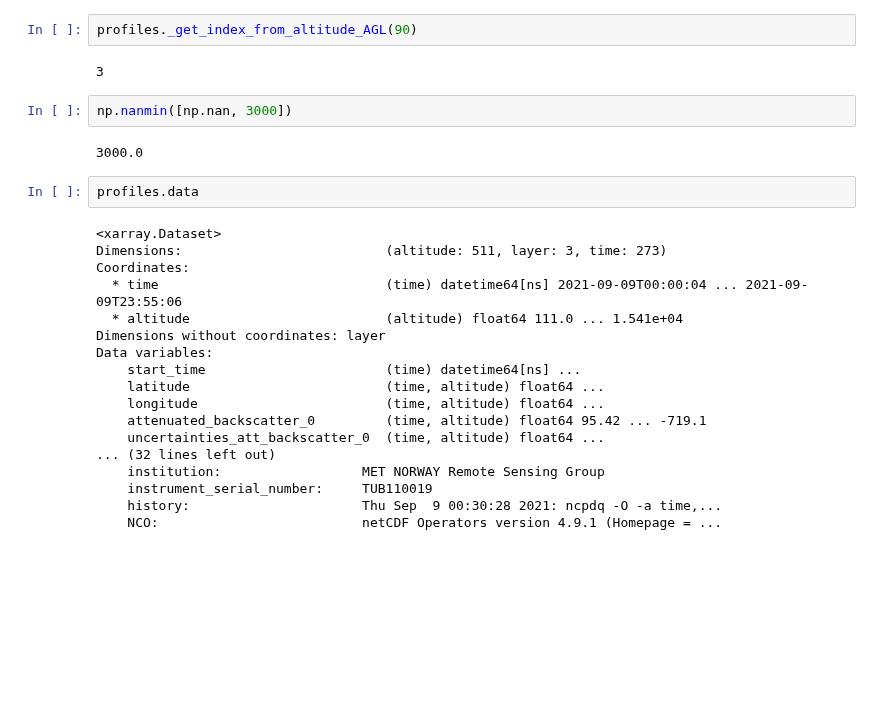
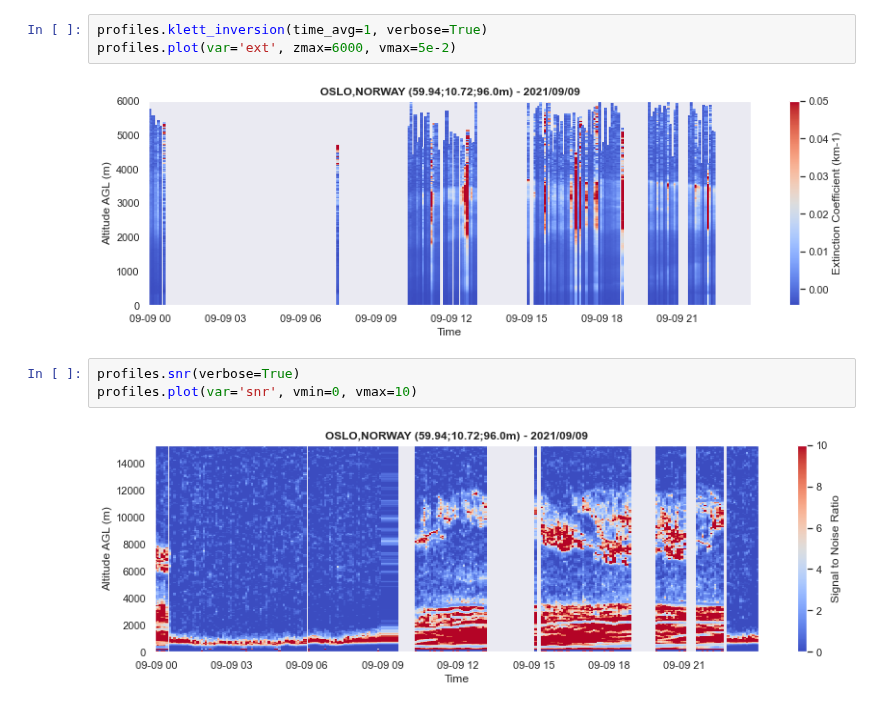
Before and after one commit to AugustinMortier/a-profiles, a Jupyter notebook: dev.ipynb, the cells around one changed output. Drawn from its saved outputs; the diff is of its cells as text; blank space fills up the shorter version.

Commit message:
fix Rayleig calculation and start implementation of Klett method

```diff
--- a/dev.ipynb
+++ b/dev.ipynb
@@ -34,28 +25,10 @@ profiles.plot(datetime=np.datetime64('2021-09-09T19:25:00'), zmax=12000, show_fo
-# %%
-profiles._get_index_from_altitude_AGL(90)
-# %% [output]
-3
-# %%
-np.nanmin([np.nan, 3000])
-# %% [output]
-3000.0
-# %%
-profiles.data
-# %% [output]
-<xarray.Dataset>
-Dimensions:                          (altitude: 511, layer: 3, time: 273)
-Coordinates:
-  * time                             (time) datetime64[ns] 2021-09-09T00:00:04 ... 2021-09-09T23:55:06
-  * altitude                         (altitude) float64 111.0 ... 1.541e+04
-Dimensions without coordinates: layer
-Data variables:
-    start_time                       (time) datetime64[ns] ...
-    latitude                         (time, altitude) float64 ...
-    longitude                        (time, altitude) float64 ...
-    attenuated_backscatter_0         (time, altitude) float64 95.42 ... -719.1
-    uncertainties_att_backscatter_0  (time, altitude) float64 ...
-... (32 lines left out)
-    institution:                  MET NORWAY Remote Sensing Group
-    instrument_serial_number:     TUB110019
-    history:                      Thu Sep  9 00:30:28 2021: ncpdq -O -a time,...
-    NCO:                          netCDF Operators version 4.9.1 (Homepage = ...
+# %%
+profiles.klett_inversion(time_avg=1, verbose=True)
+profiles.plot(var='ext', zmax=6000, vmax=5e-2)
+# %% [output]
+[figure, added]
+# %%
+profiles.snr(verbose=True)
+profiles.plot(var='snr', vmin=0, vmax=10)
+# %% [output]
+[figure, added]
```
Also changed, not shown: parts of 20 cells of this notebook, 15 other files.
